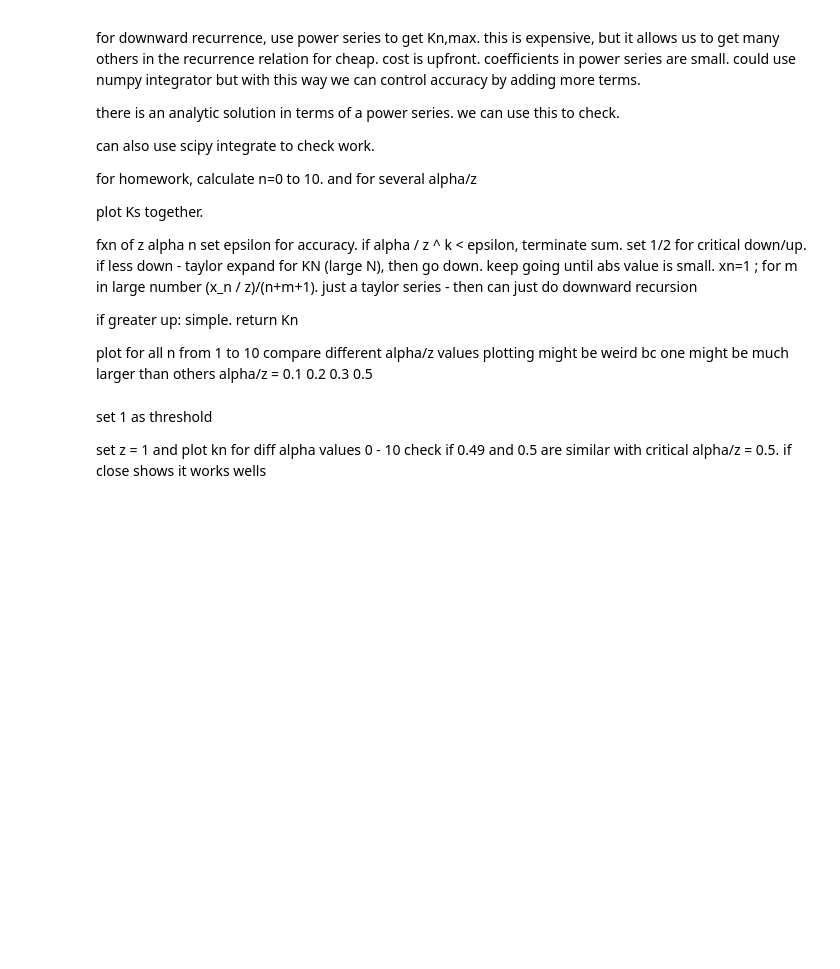
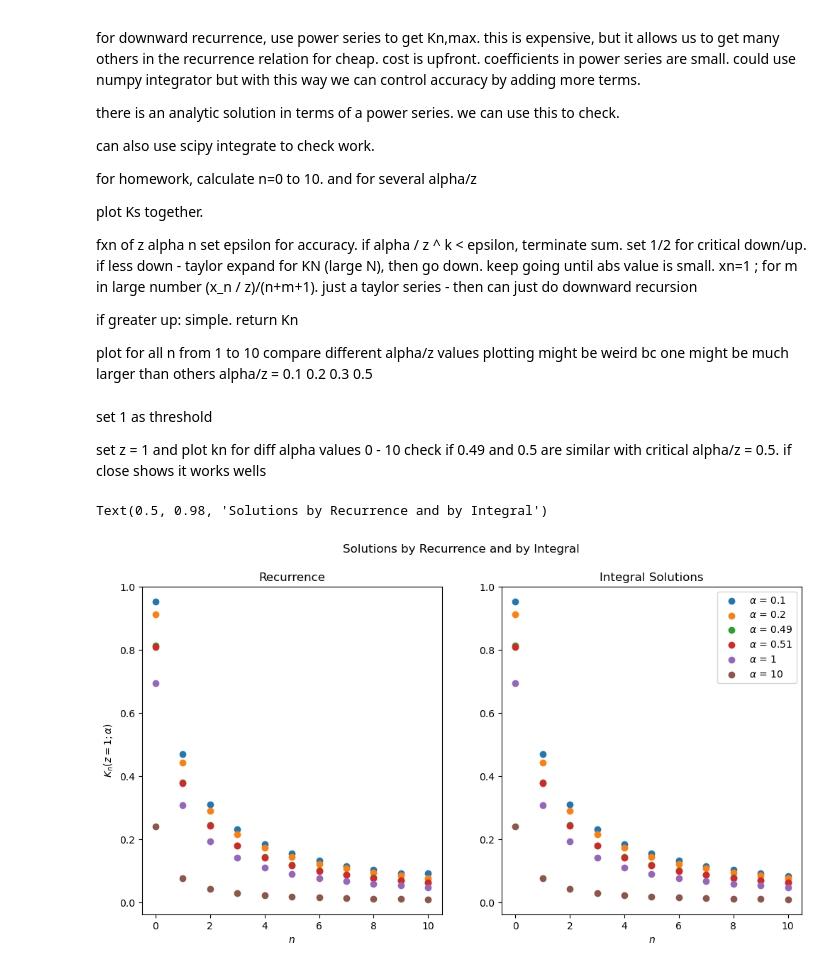
Before and after one commit to ravikoka/rcphy, a Jupyter notebook: hw2_recurrence_relations.ipynb, the cells around one changed output. Drawn from its saved outputs; the diff is of its cells as text; code cells hidden in the pictures; blank space fills up the shorter version.

```diff
--- a/hw2_recurrence_relations.ipynb
+++ b/hw2_recurrence_relations.ipynb
@@ -161,6 +161,30 @@ class KnSolver:
 
         else:
             return self.upwards_recurrence_at_z(K0, z)
+# %%
+fig, axs = plt.subplots(1, 2, figsize=(12, 6))
+z = 1
+alphas = [0.1, 0.2, 0.49, 0.51, 1, 10]
+x_axis = [i for i in range(0, 11)]
+
+for alpha in alphas:
+    solver = KnSolver(alpha=alpha, z=[z], n_max=10, epsilon=1e-10)
+    axs[0].scatter(x_axis, solver.calculate_Kn_at_z(z))
+
+    axs[1].scatter(x_axis, solver.solve_Kn_integral(), label=r'$\alpha$ = '+str(alpha))
+
+axs[1].legend()
+axs[0].set_ylabel(r'$K_n(z=1; \alpha)$')
+axs[0].set_xlabel(r'$n$')
+axs[1].set_xlabel(r'$n$')
+
+axs[0].set_title('Recurrence')
+axs[1].set_title('Integral Solutions')
+
+fig.suptitle('Solutions by Recurrence and by Integral')
+# %% [output]
+Text(0.5, 0.98, 'Solutions by Recurrence and by Integral')
+[figure, added]
 # %%
 alphas = [0.1, 0.2, 0.49, 0.51, 1, 10]
 z = 1
```
Also changed, not shown: parts of 19 cells of this notebook.
